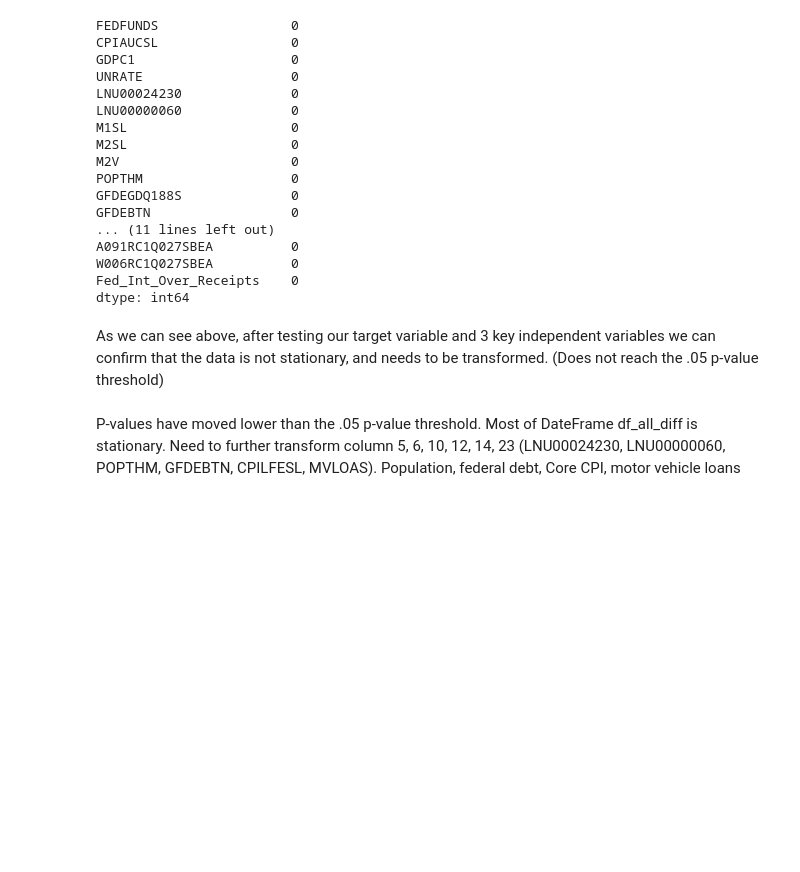
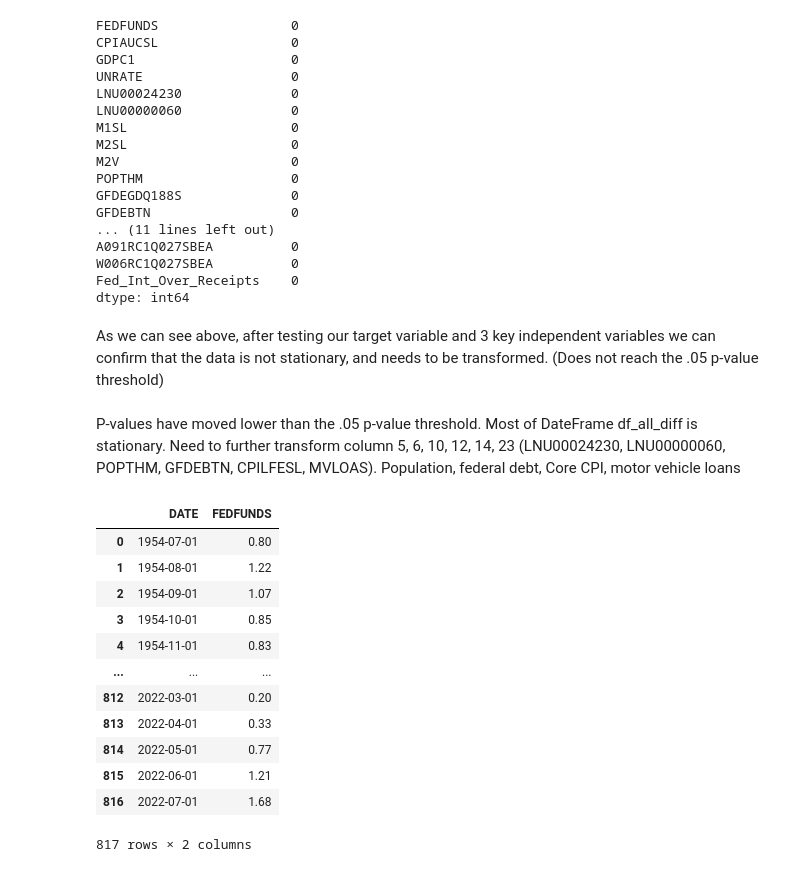
Before and after one commit to mychaldubyk/Federal-Funds-Rate-Analysis, a Jupyter notebook: Working_Notebooks/Capstone_new.ipynb, the cells around one changed output. Drawn from its saved outputs; the diff is of its cells as text; code cells hidden in the pictures; blank space fills up the shorter version.

```diff
--- a/Working_Notebooks/Capstone_new.ipynb
+++ b/Working_Notebooks/Capstone_new.ipynb
@@ -268,3 +268,21 @@ As we can see above, after testing our target variable and 3 key independent var
   ###  print(adfuller(df_all_diff[column]))
 # %% [markdown]
 P-values have moved lower than the .05 p-value threshold. Most of DateFrame df_all_diff is stationary. Need to further transform column 5, 6, 10, 12, 14, 23 (LNU00024230, LNU00000060, POPTHM, GFDEBTN, CPILFESL, MVLOAS). Population, federal debt, Core CPI, motor vehicle loans
+# %%
+##white noise model (FSM)
+df_randomwalk = pd.read_csv("../Data/Federal_Funds_Rate.csv")
+df_randomwalk
+# %% [output]
+|  | DATE | FEDFUNDS |
+| 0 | 1954-07-01 | 0.80 |
+| 1 | 1954-08-01 | 1.22 |
+| 2 | 1954-09-01 | 1.07 |
+| 3 | 1954-10-01 | 0.85 |
+| 4 | 1954-11-01 | 0.83 |
+| ... | ... | ... |
+| 812 | 2022-03-01 | 0.20 |
+| 813 | 2022-04-01 | 0.33 |
+| 814 | 2022-05-01 | 0.77 |
+| 815 | 2022-06-01 | 1.21 |
+| 816 | 2022-07-01 | 1.68 |
+817 rows × 2 columns
```
Also changed, not shown: parts of 6 cells of this notebook.
